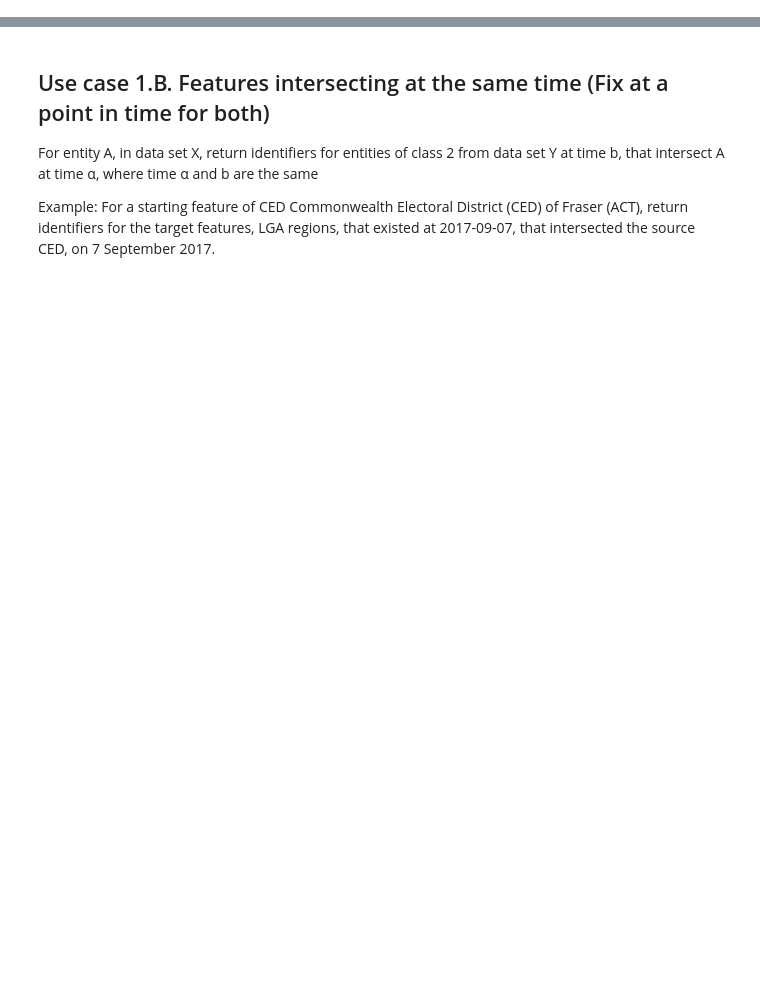
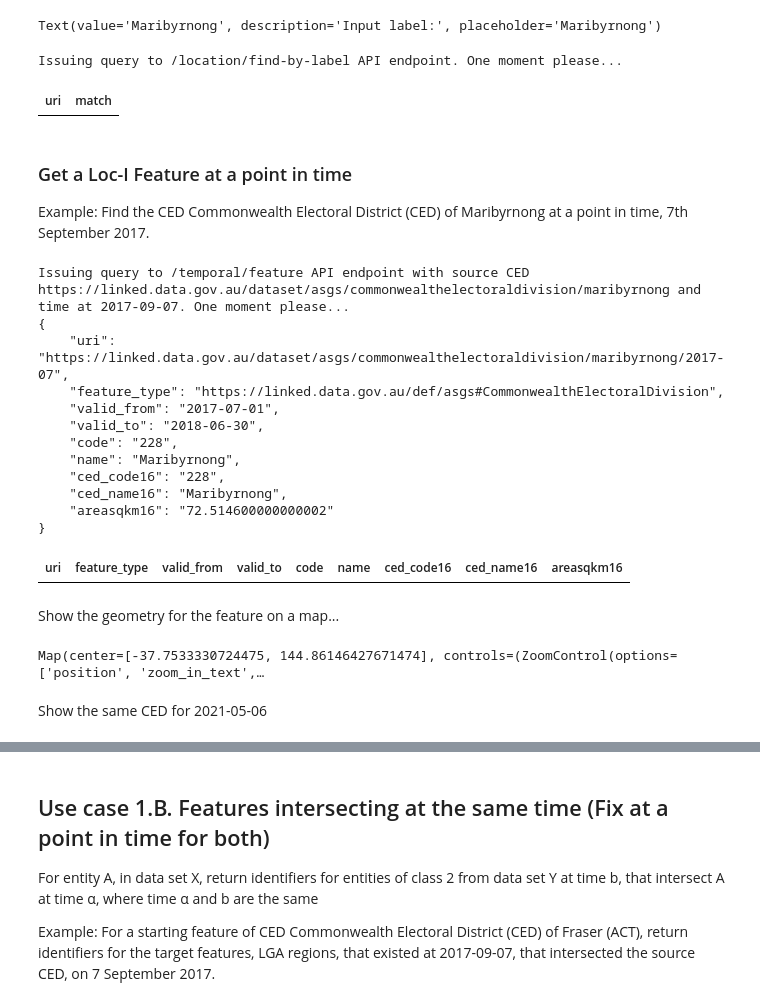
Before and after one commit to CSIRO-enviro-informatics/loci-notebooks, a Jupyter notebook: time-demo/Time Demo 1.ipynb, the cells around one changed output, grey strips where cells are left out. Saved outputs shown, nothing was run; the diff lists cells and outputs as text; code cells hidden in the pictures; blank space fills up the shorter version.

```diff
--- a/time-demo/Time Demo 1.ipynb
+++ b/time-demo/Time Demo 1.ipynb
@@ -174,0 +55,79 @@ Map(center=[-37.7467757320652, 144.8069843868863], controls=(ZoomControl(options
+# %%
+display(w)
+# %% [output]
+Text(value='Maribyrnong', description='Input label:', placeholder='Maribyrnong')
+# %%
+API_ENDPOINT = "/location/find-by-label"
+
+print("Issuing query to /location/find-by-label API endpoint. One moment please...")
+url = TIME_API + API_ENDPOINT
+payload = {
+    'query': w.value
+}
+r = requests.get(url, params=payload)
+jsondata = r.json()
+#jsondata
+df = pd.DataFrame (jsondata, columns = ['uri', 'match'])
+df
+# %% [output]
+Issuing query to /location/find-by-label API endpoint. One moment please...
+| uri | match |
+# %% [markdown]
+### Get a Loc-I Feature at a point in time
+
+Example: Find the CED Commonwealth Electoral District (CED) of Maribyrnong at a point in time, 7th September 2017.
+# %%
+SOURCE_CED = "https://linked.data.gov.au/dataset/asgs/commonwealthelectoraldivision/maribyrnong"
+TIME_VARIABLE = "2017-09-07"
+
+API_ENDPOINT = "/temporal/feature"
+
+print("Issuing query to /temporal/feature API endpoint with source CED " + SOURCE_CED + " and time at " + TIME_VARIABLE + ". One moment please...")
+
+url = TIME_API + API_ENDPOINT
+payload = {
+    'uri': SOURCE_CED,
+    'time' : TIME_VARIABLE
+}
+r = requests.get(url, params=payload)
+jsondata = r.json()
+print(json.dumps(jsondata, indent=4))
+
+mydict = {k: [v] for k, v in jsondata.items()}
+df = pd.DataFrame (mydict, columns = mydict.keys())
+df
+# %% [output]
+Issuing query to /temporal/feature API endpoint with source CED https://linked.data.gov.au/dataset/asgs/commonwealthelectoraldivision/maribyrnong and time at 2017-09-07. One moment please...
+{
+    "uri": "https://linked.data.gov.au/dataset/asgs/commonwealthelectoraldivision/maribyrnong/2017-07",
+    "feature_type": "https://linked.data.gov.au/def/asgs#CommonwealthElectoralDivision",
+    "valid_from": "2017-07-01",
+    "valid_to": "2018-06-30",
+    "code": "228",
+    "name": "Maribyrnong",
+    "ced_code16": "228",
+    "ced_name16": "Maribyrnong",
+    "areasqkm16": "72.514600000000002"
+}
+| uri | feature_type | valid_from | valid_to | code | name | ced_code16 | ced_name16 | areasqkm16 |
+# %% [markdown]
+Show the geometry for the feature on a map...
+# %%
+#draw the geometry for the feature on a map
+SOURCE_CED_URI=jsondata['uri']
+source_geojson_data = get_geom(SOURCE_CED_URI)
+g= shape(source_geojson_data)
+
+x_coord = g.centroid.coords[0][1]
+y_coord = g.centroid.coords[0][0]
+
+map = ipy.Map(center=[x_coord, y_coord], zoom=11)
+label = ipyw.Label(layout=ipyw.Layout(width='100%'))
+
+geo_json1 = GeoJSON(data=source_geojson_data, style = {'color': 'red', 'opacity':1, 'weight':1.9, 'fillOpacity':0.5})
+map.add_layer(geo_json1)
+map
+# %% [output]
+Map(center=[-37.7533330724475, 144.86146427671474], controls=(ZoomControl(options=['position', 'zoom_in_text',…
+# %% [markdown]
+Show the same CED for 2021-05-06
```
Also changed, not shown: parts of 60 cells of this notebook, 2 other files.
